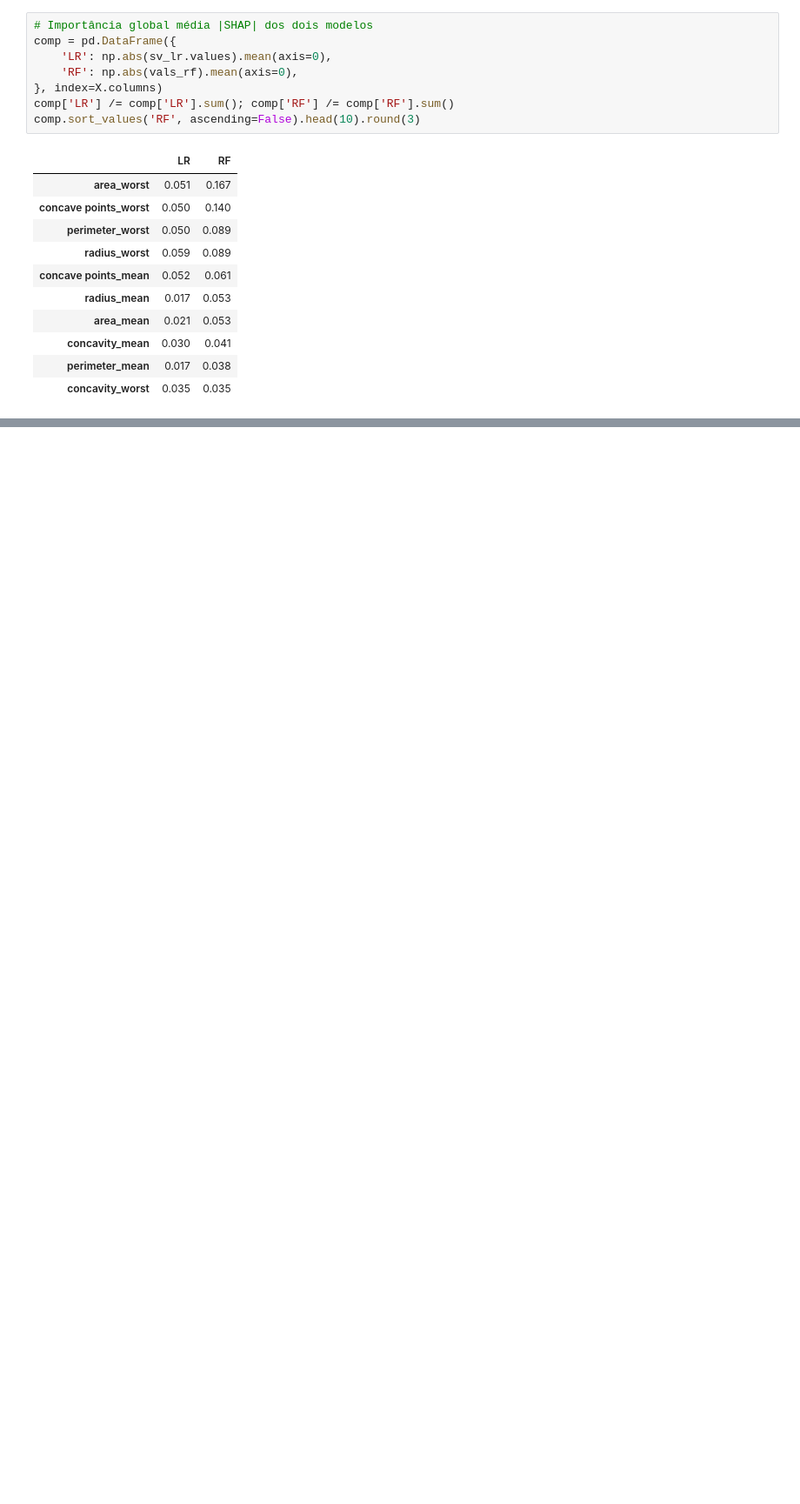
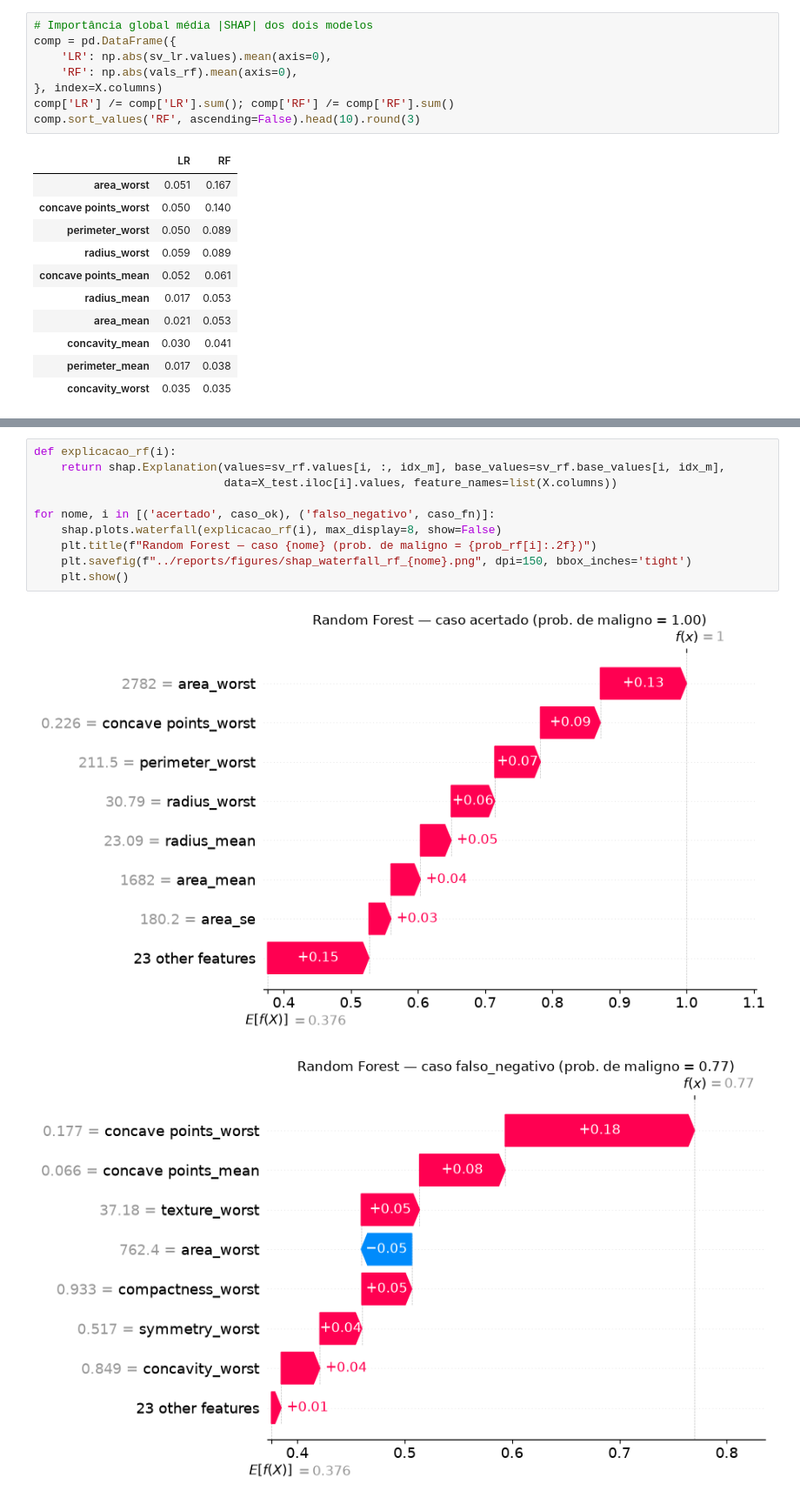
Before and after one commit to whoame042/postech-fiap-fase-1-IA-foundations, a Jupyter notebook: notebooks/02_modelagem_e_interpretacao.ipynb, the cells around one changed output, grey strips where cells are left out. Shown at 87% size. Saved outputs shown, nothing was run; the diff lists cells and outputs as text; blank space fills up the shorter version.

```diff
--- a/notebooks/02_modelagem_e_interpretacao.ipynb
+++ b/notebooks/02_modelagem_e_interpretacao.ipynb
@@ -360,0 +399,13 @@ comp.sort_values('RF', ascending=False).head(10).round(3)
+# %%
+def explicacao_rf(i):
+    return shap.Explanation(values=sv_rf.values[i, :, idx_m], base_values=sv_rf.base_values[i, idx_m],
+                            data=X_test.iloc[i].values, feature_names=list(X.columns))
+
+for nome, i in [('acertado', caso_ok), ('falso_negativo', caso_fn)]:
+    shap.plots.waterfall(explicacao_rf(i), max_display=8, show=False)
+    plt.title(f"Random Forest — caso {nome} (prob. de maligno = {prob_rf[i]:.2f})")
+    plt.savefig(f"../reports/figures/shap_waterfall_rf_{nome}.png", dpi=150, bbox_inches='tight')
+    plt.show()
+# %% [output]
+[figure, added]
+[figure, added]
```
Also changed, not shown: parts of 5 cells of this notebook, 4 other files.
